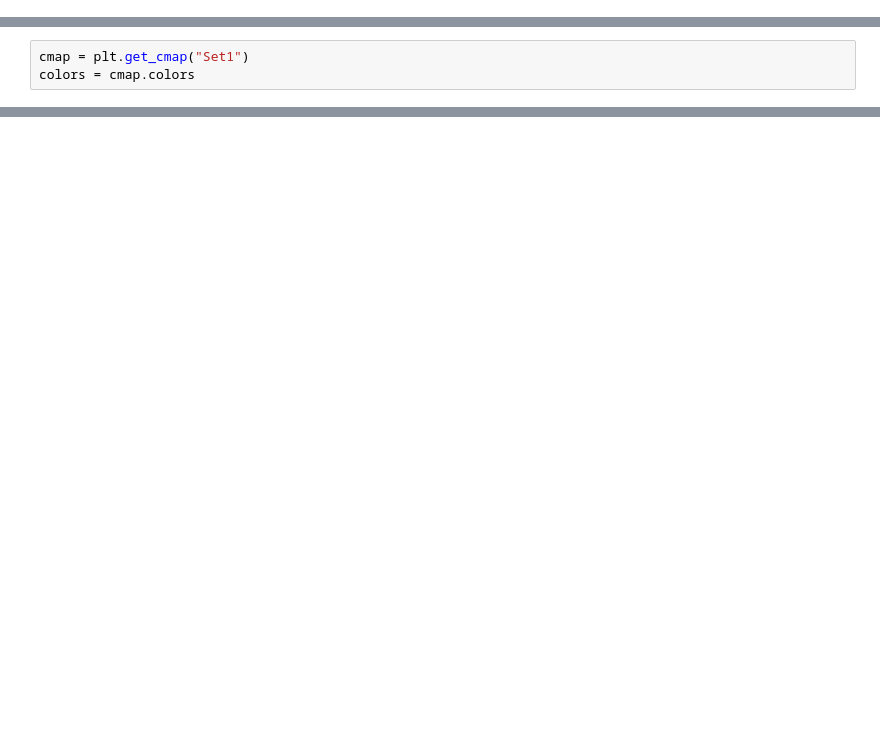
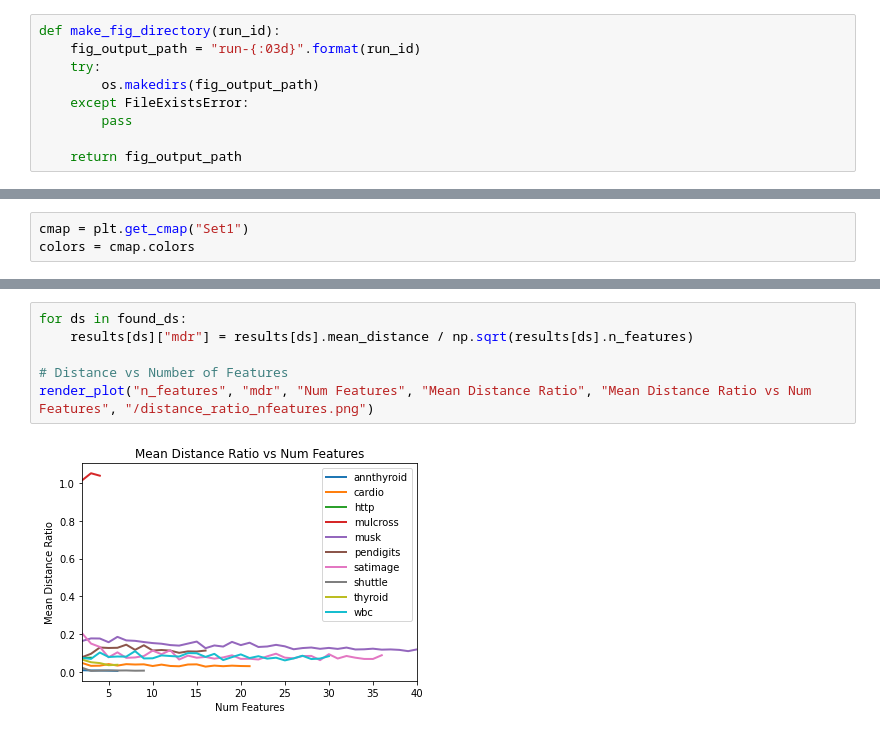
Before and after one commit to PeterVanNostrand/FACET, a Jupyter notebook: figures/vary-dim/vary_dim.ipynb, the cells around one changed output, grey strips where cells are left out. Drawn from its saved outputs; the diff is of its cells as text; blank space fills up the shorter version.

```diff
--- a/figures/vary-dim/vary_dim.ipynb
+++ b/figures/vary-dim/vary_dim.ipynb
@@ -36,3 +41,12 @@ def get_latest_directory(dir_path="./results"):
     max_run_path = os.path.join(os.path.abspath(dir_path), max_run_dir)
 
     return max_run_id, max_run_path
+# %%
+def make_fig_directory(run_id):
+    fig_output_path = "run-{:03d}".format(run_id)
+    try:
+        os.makedirs(fig_output_path)
+    except FileExistsError:
+        pass
+
+    return fig_output_path
@@ -179,0 +112,8 @@ plt.savefig(fig_output_path + "/jaccard_nfeatures.png")
+# %%
+for ds in found_ds:
+    results[ds]["mdr"] = results[ds].mean_distance / np.sqrt(results[ds].n_features)
+
+# Distance vs Number of Features
+render_plot("n_features", "mdr", "Num Features", "Mean Distance Ratio", "Mean Distance Ratio vs Num Features", "/distance_ratio_nfeatures.png")
+# %% [output]
+[figure, added]
```
Also changed, not shown: parts of 20 cells of this notebook, 13 other files.
